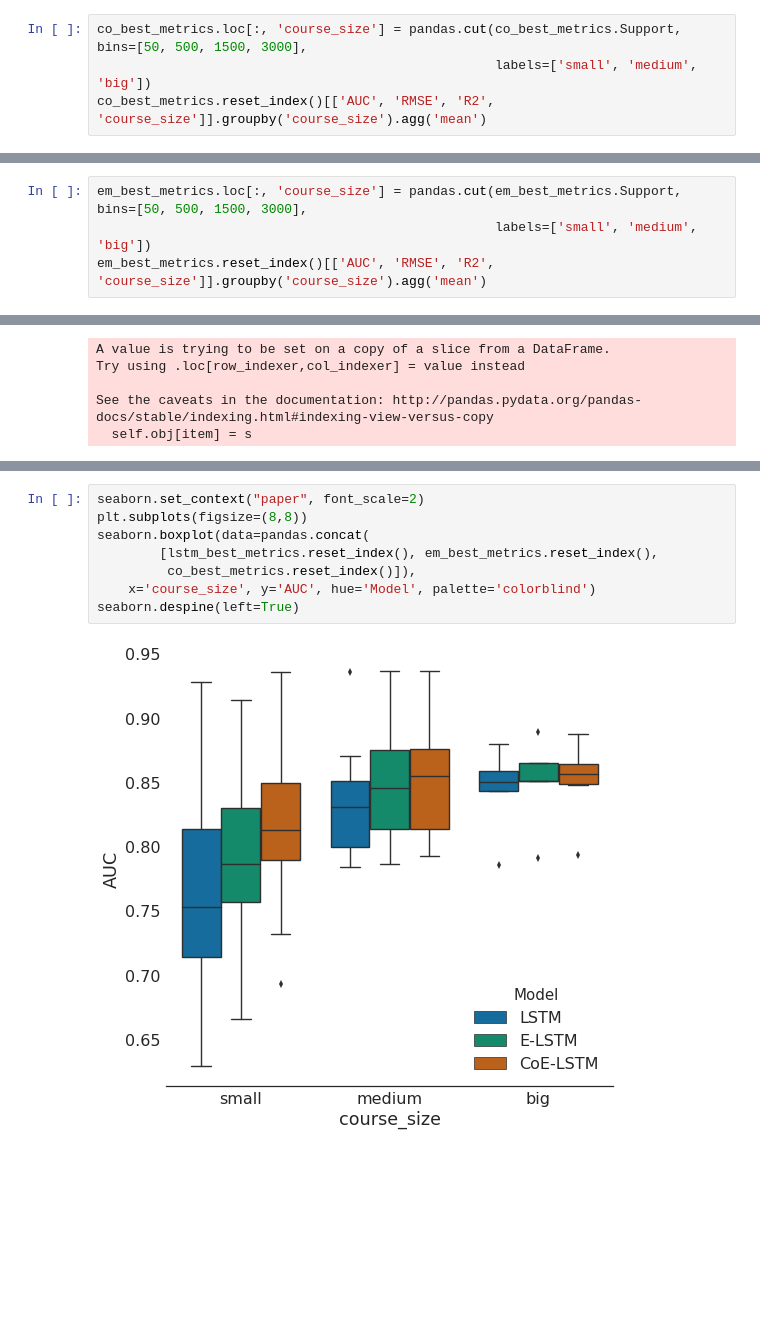
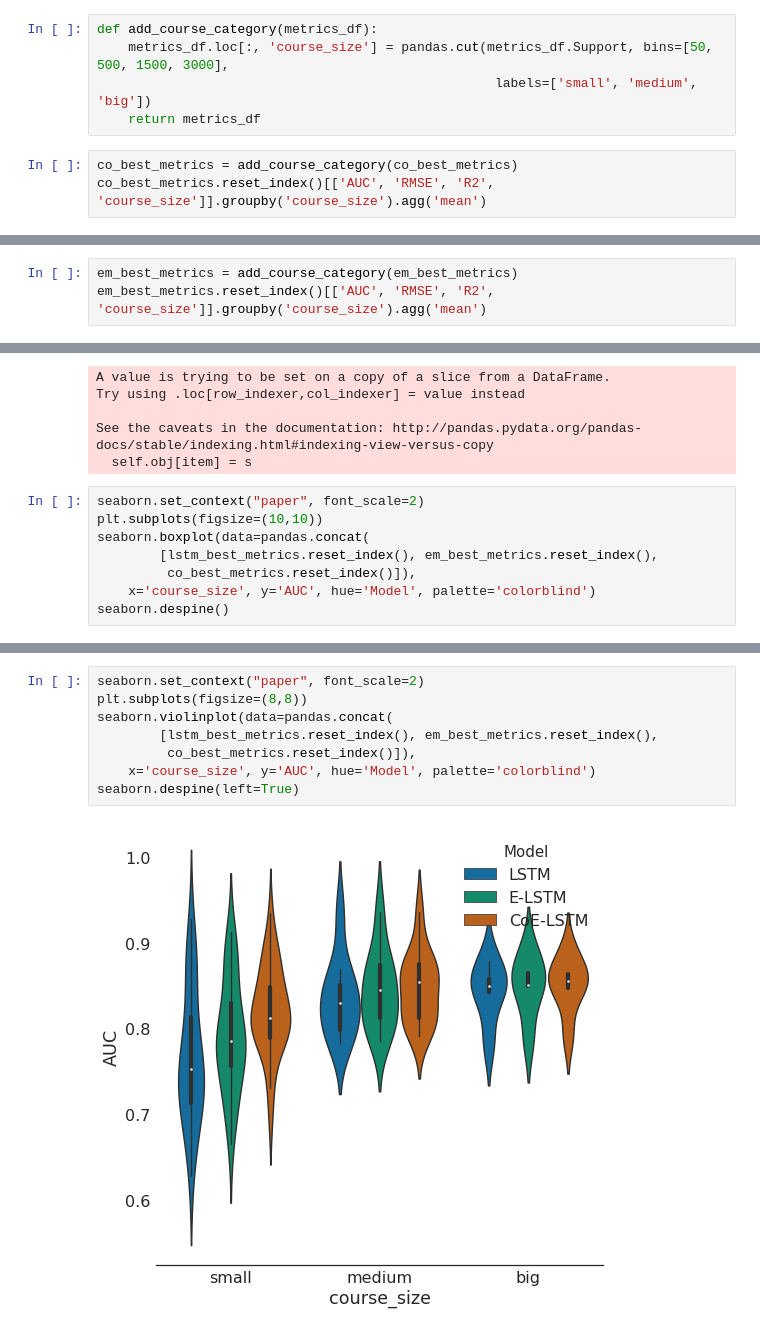
Before and after one commit to mit0110/dropout_prediction, a Jupyter notebook: notebooks/Experiment Results.ipynb, the cells around one changed output, grey strips where cells are left out. Drawn from its saved outputs; the diff is of its cells as text; blank space fills up the shorter version.

```diff
--- a/notebooks/Experiment Results.ipynb
+++ b/notebooks/Experiment Results.ipynb
@@ -472,5 +495,9 @@ co_general_metrics
+# %%
+def add_course_category(metrics_df):
+    metrics_df.loc[:, 'course_size'] = pandas.cut(metrics_df.Support, bins=[50, 500, 1500, 3000],
+                                                   labels=['small', 'medium', 'big'])
+    return metrics_df
 # %%
-co_best_metrics.loc[:, 'course_size'] = pandas.cut(co_best_metrics.Support, bins=[50, 500, 1500, 3000],
-                                                   labels=['small', 'medium', 'big'])
+co_best_metrics = add_course_category(co_best_metrics)
 co_best_metrics.reset_index()[['AUC', 'RMSE', 'R2', 'course_size']].groupby('course_size').agg('mean')
 # %% [output]
@@ -510,6 +532,5 @@ em_general_metrics
 # %%
-em_best_metrics.loc[:, 'course_size'] = pandas.cut(em_best_metrics.Support, bins=[50, 500, 1500, 3000],
-                                                   labels=['small', 'medium', 'big'])
+em_best_metrics = add_course_category(em_best_metrics)
 em_best_metrics.reset_index()[['AUC', 'RMSE', 'R2', 'course_size']].groupby('course_size').agg('mean')
 # %% [output]
 |  | AUC | RMSE | R2 |
@@ -586,3 +607,11 @@ Try using .loc[row_indexer,col_indexer] = value instead
 
 See the caveats in the documentation: http://pandas.pydata.org/pandas-docs/stable/indexing.html#indexing-view-versus-copy
   self.obj[item] = s
+# %%
+seaborn.set_context("paper", font_scale=2)
+plt.subplots(figsize=(10,10))
+seaborn.boxplot(data=pandas.concat(
+        [lstm_best_metrics.reset_index(), em_best_metrics.reset_index(),
+         co_best_metrics.reset_index()]),
+    x='course_size', y='AUC', hue='Model', palette='colorblind')
+seaborn.despine()
@@ -589,13 +620,13 @@ See the caveats in the documentation: http://pandas.pydata.org/pandas-docs/stabl
 # %%
 seaborn.set_context("paper", font_scale=2)
 plt.subplots(figsize=(8,8))
-seaborn.boxplot(data=pandas.concat(
+seaborn.violinplot(data=pandas.concat(
         [lstm_best_metrics.reset_index(), em_best_metrics.reset_index(),
          co_best_metrics.reset_index()]),
     x='course_size', y='AUC', hue='Model', palette='colorblind')
 seaborn.despine(left=True)
 # %% [output]
-[figure, old version]
+[figure, new version]
 # %%
 seaborn.set_context("paper", font_scale=2)
 seaborn.lmplot(data=pandas.concat(
```
Also changed, not shown: parts of 25 cells of this notebook.
